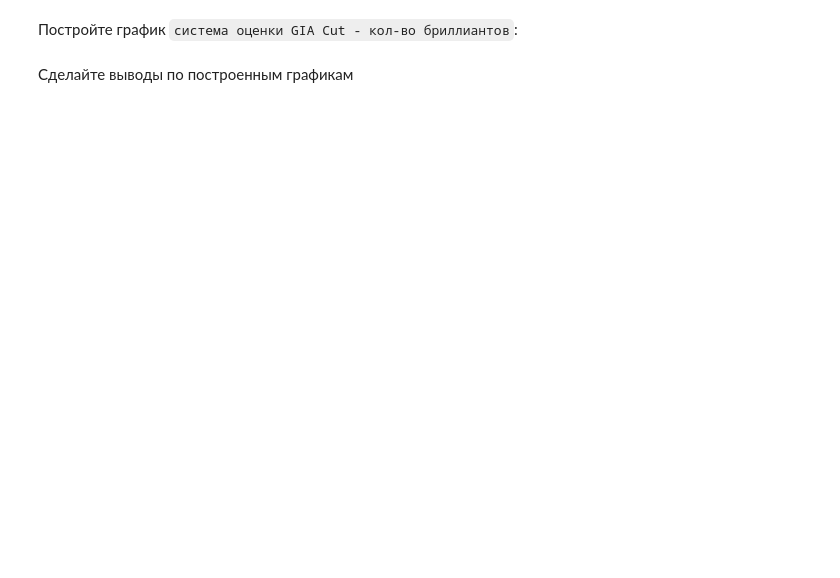
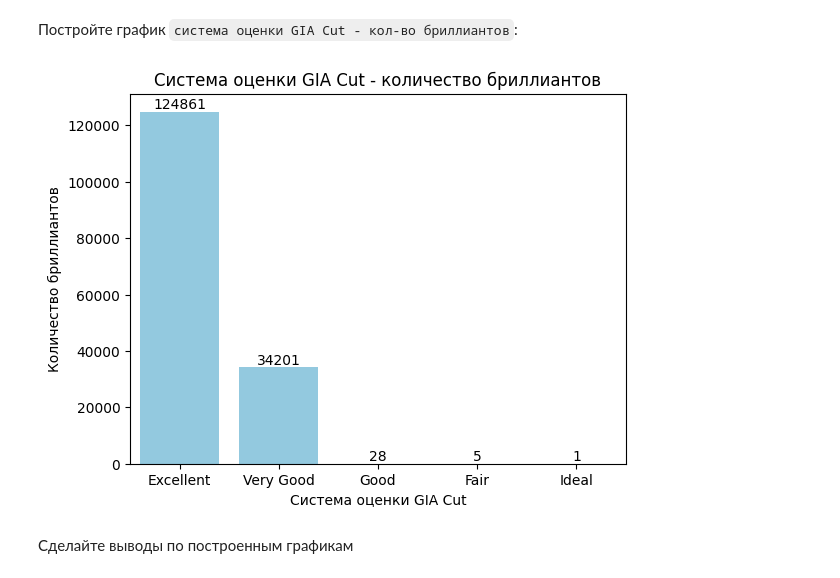
Before and after one commit to aleks-haksly/Postypashka, a Jupyter notebook: DA/01 HW/HW_1.ipynb, the cells around one changed output. Saved outputs shown, nothing was run; the diff lists cells and outputs as text; code cells hidden in the pictures; blank space fills up the shorter version.

```diff
--- a/DA/01 HW/HW_1.ipynb
+++ b/DA/01 HW/HW_1.ipynb
@@ -638,4 +638,10 @@ plt.ylabel('Стоимость бриллианта, $');
 # %% [markdown]
 Постройте график `система оценки GIA Cut - кол-во бриллиантов`:
+# %%
+ax = sns.countplot(data=diamonds[['cut_quality']].dropna(), x='cut_quality', color='skyblue', order=diamonds.cut_quality.value_counts().index)
+ax.set(xlabel='Система оценки GIA Cut', ylabel='Количество бриллиантов', title='Система оценки GIA Cut - количество бриллиантов')
+ax.bar_label(ax.containers[0]);
+# %% [output]
+[figure, added]
 # %% [markdown]
 Сделайте выводы по построенным графикам
```
Also changed, not shown: parts of 4 cells of this notebook.
